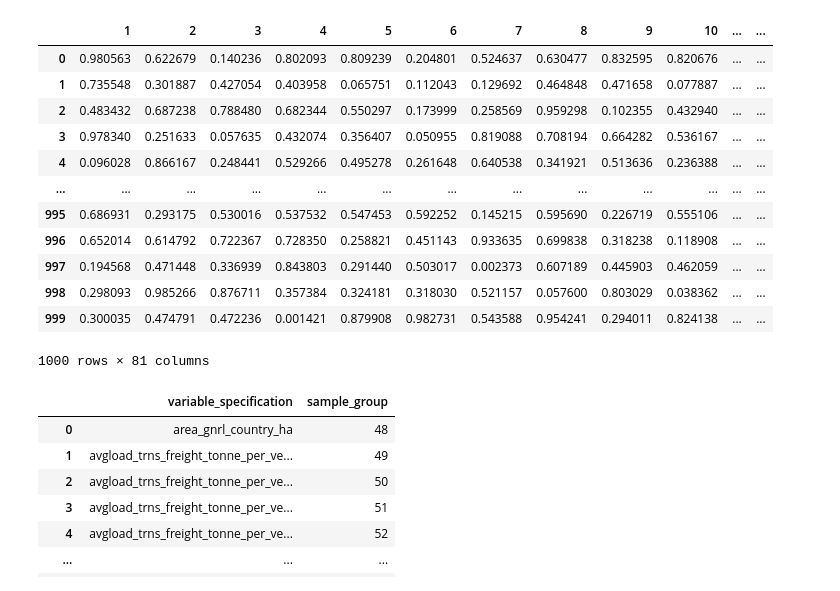
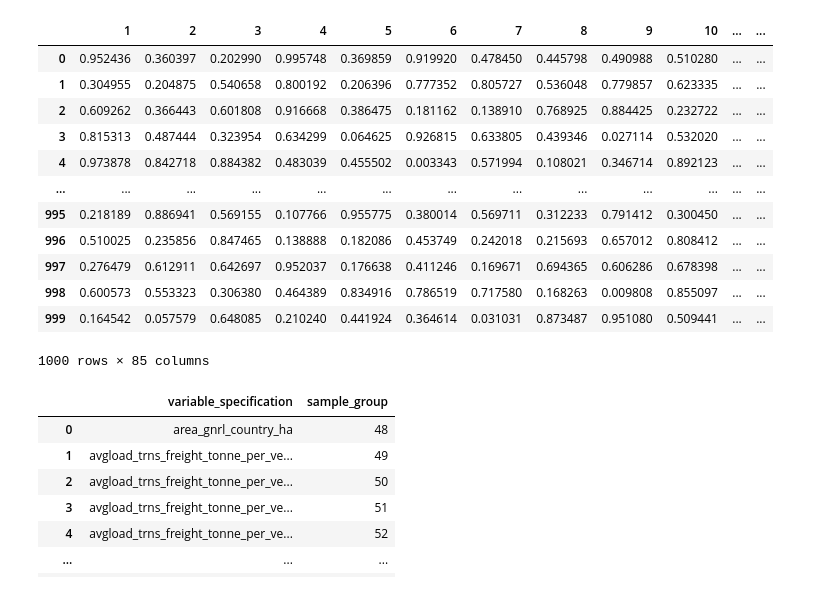
Before and after one commit to sisepuede-framework/ssp_metamodel, a Jupyter notebook: notebooks/etl.ipynb, the cells around one changed output. Drawn from its saved outputs; the diff is of its cells as text; code cells hidden in the pictures.

Commit message:
update etl notebook so it uses the new lhs samples predictors

```diff
--- a/notebooks/etl.ipynb
+++ b/notebooks/etl.ipynb
@@ -11,22 +11,22 @@ SSP_DIR_PATH = os.path.join(DATA_DIR_PATH, "ssp")
 SIMULATION_DIR_PATH = os.path.join(SSP_DIR_PATH, "sisepuede_run_2025-01-14T17;04;06.975301_output_database")
 TRAINING_DIR_PATH = os.path.join(DATA_DIR_PATH, "training")
 # %%
-lhc_trials_df = pd.read_csv(os.path.join(PREDICTORS_DIR_PATH, "lhc_trials_lever_effects_by_sample_group.csv"))
+lhc_trials_df = pd.read_csv(os.path.join(PREDICTORS_DIR_PATH, "lhs_sample_group_experiments.csv"))
 lhc_trials_df
 # %% [output]
 |  | 1 | 2 | 3 | 4 | 5 | 6 | 7 | 8 | 9 | 10 | ... | ... |
-| 0 | 0.980563 | 0.622679 | 0.140236 | 0.802093 | 0.809239 | 0.204801 | 0.524637 | 0.630477 | 0.832595 | 0.820676 | ... | ... |
-| 1 | 0.735548 | 0.301887 | 0.427054 | 0.403958 | 0.065751 | 0.112043 | 0.129692 | 0.464848 | 0.471658 | 0.077887 | ... | ... |
-| 2 | 0.483432 | 0.687238 | 0.788480 | 0.682344 | 0.550297 | 0.173999 | 0.258569 | 0.959298 | 0.102355 | 0.432940 | ... | ... |
-| 3 | 0.978340 | 0.251633 | 0.057635 | 0.432074 | 0.356407 | 0.050955 | 0.819088 | 0.708194 | 0.664282 | 0.536167 | ... | ... |
-| 4 | 0.096028 | 0.866167 | 0.248441 | 0.529266 | 0.495278 | 0.261648 | 0.640538 | 0.341921 | 0.513636 | 0.236388 | ... | ... |
+| 0 | 0.952436 | 0.360397 | 0.202990 | 0.995748 | 0.369859 | 0.919920 | 0.478450 | 0.445798 | 0.490988 | 0.510280 | ... | ... |
+| 1 | 0.304955 | 0.204875 | 0.540658 | 0.800192 | 0.206396 | 0.777352 | 0.805727 | 0.536048 | 0.779857 | 0.623335 | ... | ... |
+| 2 | 0.609262 | 0.366443 | 0.601808 | 0.916668 | 0.386475 | 0.181162 | 0.138910 | 0.768925 | 0.884425 | 0.232722 | ... | ... |
+| 3 | 0.815313 | 0.487444 | 0.323954 | 0.634299 | 0.064625 | 0.926815 | 0.633805 | 0.439346 | 0.027114 | 0.532020 | ... | ... |
+| 4 | 0.973878 | 0.842718 | 0.884382 | 0.483039 | 0.455502 | 0.003343 | 0.571994 | 0.108021 | 0.346714 | 0.892123 | ... | ... |
 | ... | ... | ... | ... | ... | ... | ... | ... | ... | ... | ... | ... | ... |
-| 995 | 0.686931 | 0.293175 | 0.530016 | 0.537532 | 0.547453 | 0.592252 | 0.145215 | 0.595690 | 0.226719 | 0.555106 | ... | ... |
-| 996 | 0.652014 | 0.614792 | 0.722367 | 0.728350 | 0.258821 | 0.451143 | 0.933635 | 0.699838 | 0.318238 | 0.118908 | ... | ... |
-| 997 | 0.194568 | 0.471448 | 0.336939 | 0.843803 | 0.291440 | 0.503017 | 0.002373 | 0.607189 | 0.445903 | 0.462059 | ... | ... |
-| 998 | 0.298093 | 0.985266 | 0.876711 | 0.357384 | 0.324181 | 0.318030 | 0.521157 | 0.057600 | 0.803029 | 0.038362 | ... | ... |
-| 999 | 0.300035 | 0.474791 | 0.472236 | 0.001421 | 0.879908 | 0.982731 | 0.543588 | 0.954241 | 0.294011 | 0.824138 | ... | ... |
+| 995 | 0.218189 | 0.886941 | 0.569155 | 0.107766 | 0.955775 | 0.380014 | 0.569711 | 0.312233 | 0.791412 | 0.300450 | ... | ... |
+| 996 | 0.510025 | 0.235856 | 0.847465 | 0.138888 | 0.182086 | 0.453749 | 0.242018 | 0.215693 | 0.657012 | 0.808412 | ... | ... |
+| 997 | 0.276479 | 0.612911 | 0.642697 | 0.952037 | 0.176638 | 0.411246 | 0.169671 | 0.694365 | 0.606286 | 0.678398 | ... | ... |
+| 998 | 0.600573 | 0.553323 | 0.306380 | 0.464389 | 0.834916 | 0.786519 | 0.717580 | 0.168263 | 0.009808 | 0.855097 | ... | ... |
+| 999 | 0.164542 | 0.057579 | 0.648085 | 0.210240 | 0.441924 | 0.364614 | 0.031031 | 0.873487 | 0.951080 | 0.509441 | ... | ... |
-1000 rows × 81 columns
+1000 rows × 85 columns
 # %%
 var_specifications_df = pd.read_csv(os.path.join(MAPPING_DIR_PATH, "variable_specification_to_sample_group.csv"))
 var_specifications_df
```
Also changed, not shown: parts of 8 cells of this notebook.
